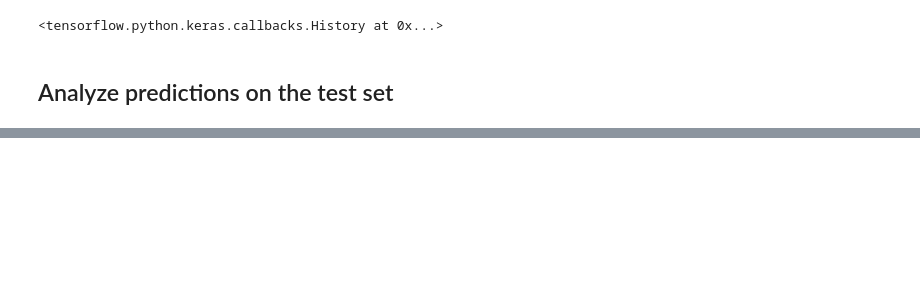
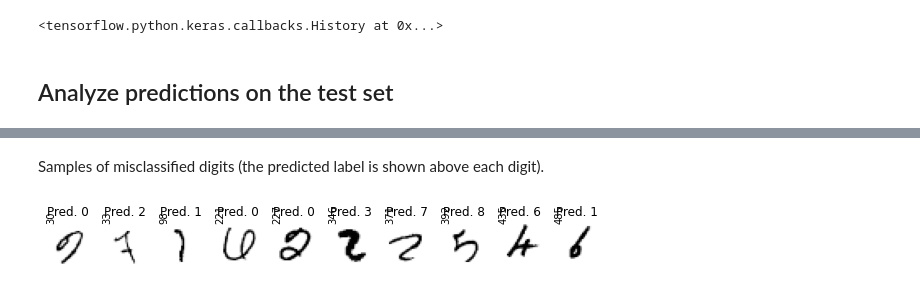
Before and after one commit to fau-masters-collected-works-cgarbin/decision-threshold-effect-on-accuracy, a Jupyter notebook: softmax-thresholds.ipynb, the cells around one changed output, grey strips where cells are left out. Saved outputs shown, nothing was run; the diff lists cells and outputs as text; code cells hidden in the pictures; blank space fills up the shorter version.

```diff
--- a/softmax-thresholds.ipynb
+++ b/softmax-thresholds.ipynb
@@ -176,0 +216,6 @@ test_images = np.concatenate([x for x, _ in ds_test], axis=0)
+# %% [markdown]
+Samples of misclassified digits (the predicted label is shown above each digit).
+# %%
+draw_digits(misclassified_index[:10])
+# %% [output]
+[figure, added]
```
Also changed, not shown: parts of 25 cells of this notebook.
